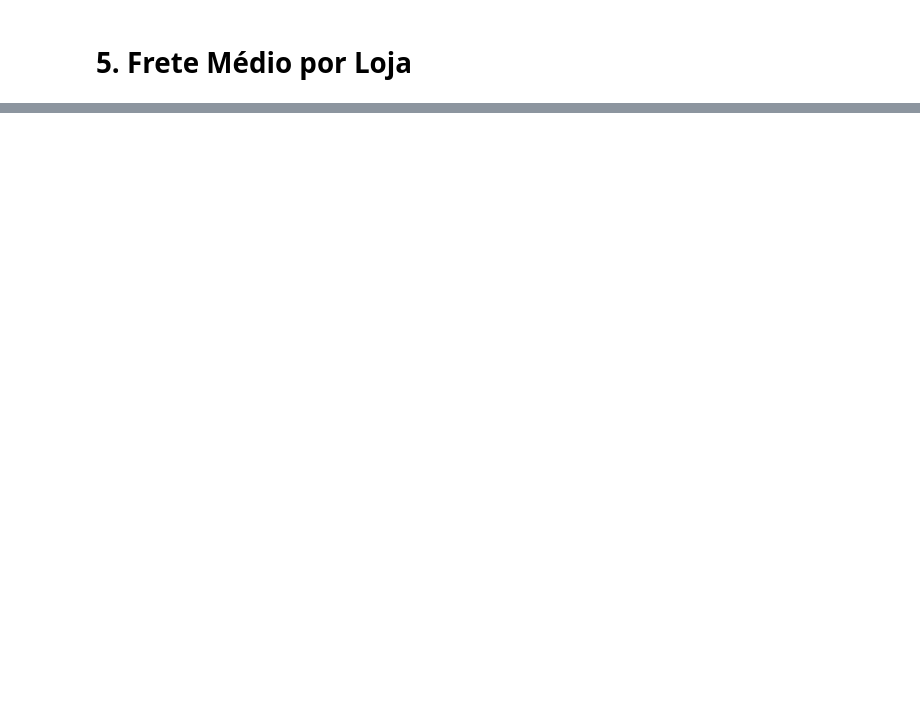
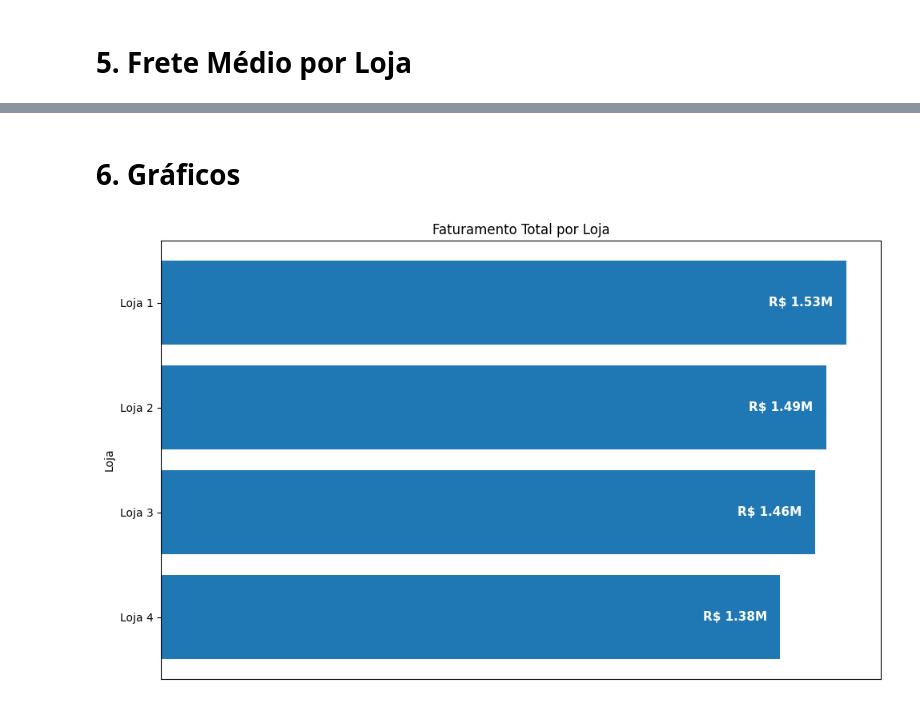
Before and after one commit to vanrpontes/challenge1-alura-store, a Jupyter notebook: notebooks/analise_alura_store.ipynb, the cells around one changed output, grey strips where cells are left out. Cells and saved outputs as stored; diff of their text form; code cells hidden in the pictures; blank space fills up the shorter version.

```diff
--- a/notebooks/analise_alura_store.ipynb
+++ b/notebooks/analise_alura_store.ipynb
@@ -114,0 +104,14 @@ faturamento
+# %%
+'''faturamento = dados.groupby('Loja')[['Preço']].sum().sort_values('Preço', ascending=False)
+
+faturamento
+
+faturamento = dados.groupby('Loja')['Preço'].sum().sort_values(ascending=False)
+print(faturamento)
+'''
+
+
+faturamento = dados.groupby('Loja')['Preço'].sum().sort_values(ascending=False)
+
+for loja, valor in faturamento.items():
+    print(f'{loja}: R$ {valor:,.2f}')
@@ -219,0 +387,2 @@ avaliacao
+# %% [markdown]
+# 6. Gráficos
@@ -219,0 +392,22 @@ avaliacao
+# %%
+# GRÁFICO 1: Faturamento por Loja
+
+
+faturamento = dados.groupby('Loja')['Preço'].sum().sort_values(ascending=False)
+
+plt.figure(figsize=(10, 6))
+barras = plt.barh(faturamento.index, faturamento.values)
+
+for i, barra in enumerate(barras):
+    valor = faturamento.values[i]
+    plt.text(valor - (valor * 0.02), i, f'R$ {valor/1000000:.2f}M',
+             ha='right', va='center', fontsize=11, fontweight='bold', color='white')
+
+plt.title('Faturamento Total por Loja')
+plt.ylabel('Loja')
+plt.xticks([])  # Remove o eixo X
+plt.gca().invert_yaxis()  # Maior valor no topo
+plt.tight_layout()
+plt.show()
+# %% [output]
+[figure, added]
```
Also changed, not shown: parts of 15 cells of this notebook.
